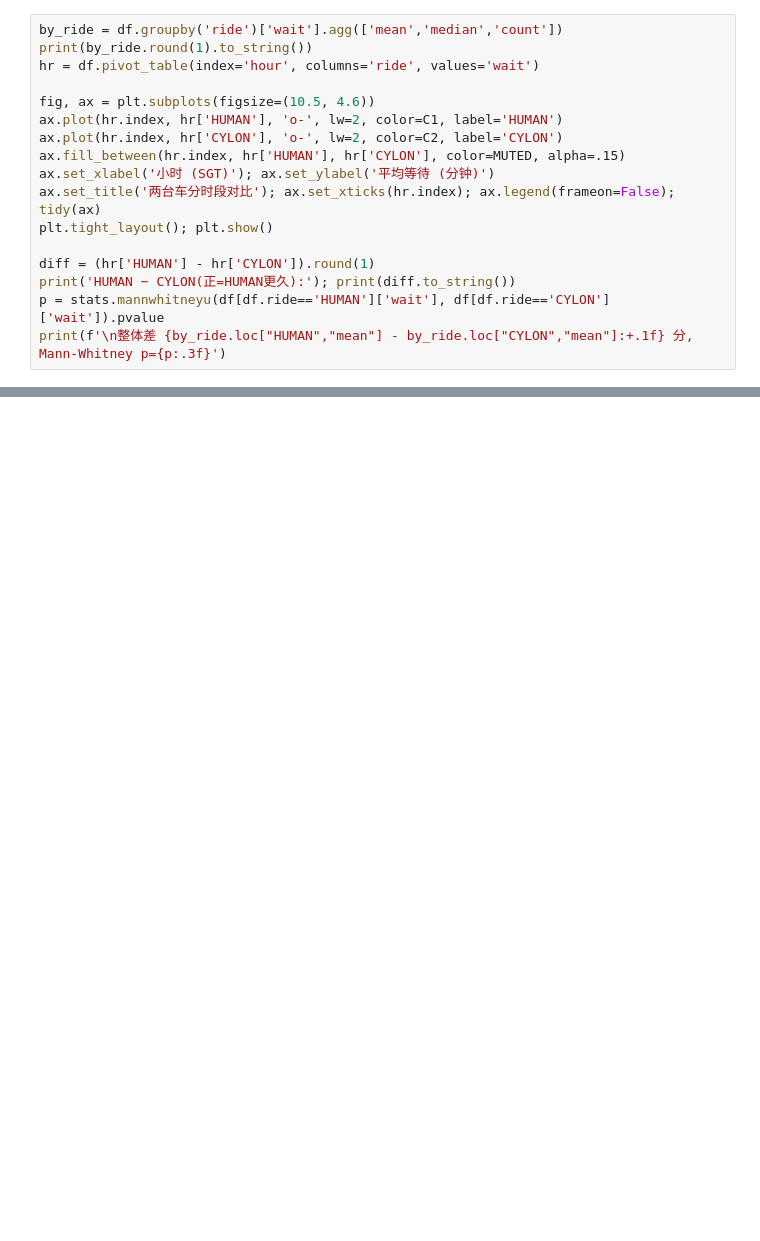
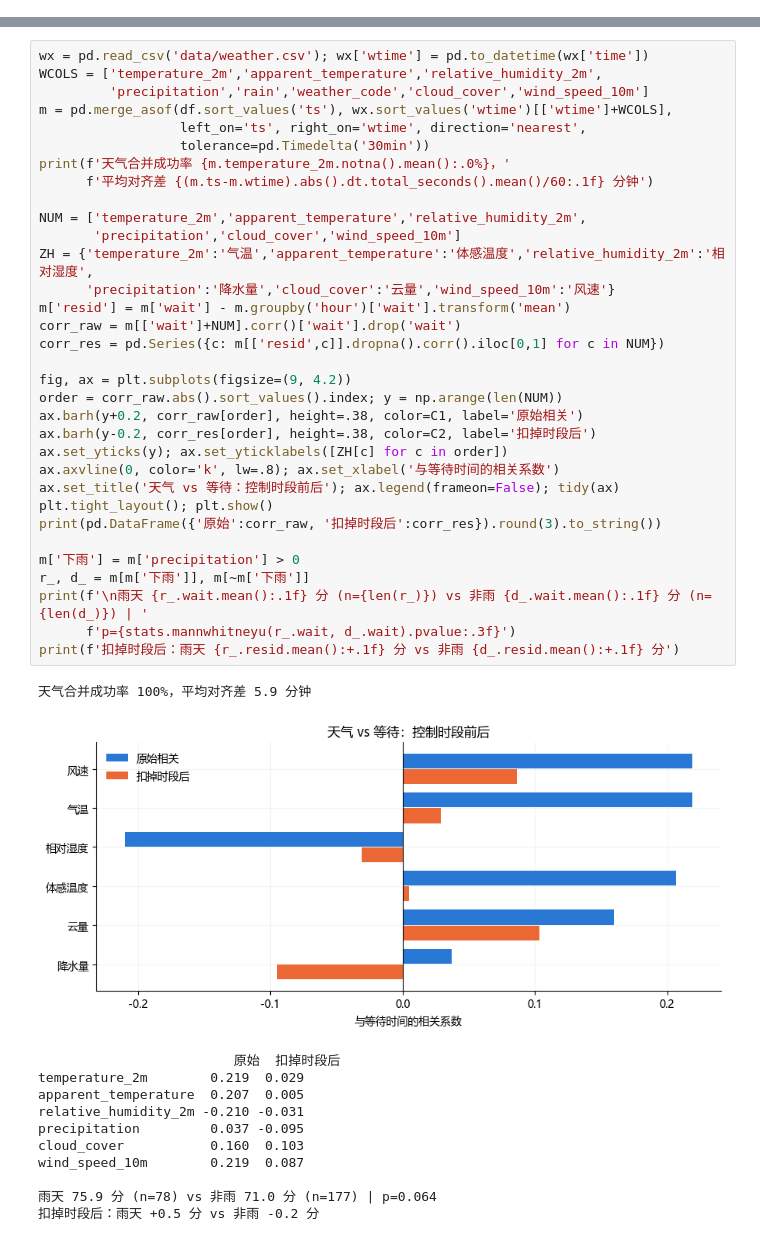
Before and after one commit to huiminli1998/uss-wait-times, a Jupyter notebook: analysis/analysis.ipynb, the cells around one changed output, grey strips where cells are left out. Cells and saved outputs as stored; diff of their text form; blank space fills up the shorter version.

```diff
--- a/analysis/analysis.ipynb
+++ b/analysis/analysis.ipynb
@@ -188,17 +0,0 @@ HUMAN 和 CYLON 共用入口、几乎同时发车，一般被当作等价选择
-# %%
-by_ride = df.groupby('ride')['wait'].agg(['mean','median','count'])
-print(by_ride.round(1).to_string())
-hr = df.pivot_table(index='hour', columns='ride', values='wait')
-
-fig, ax = plt.subplots(figsize=(10.5, 4.6))
-ax.plot(hr.index, hr['HUMAN'], 'o-', lw=2, color=C1, label='HUMAN')
-ax.plot(hr.index, hr['CYLON'], 'o-', lw=2, color=C2, label='CYLON')
-ax.fill_between(hr.index, hr['HUMAN'], hr['CYLON'], color=MUTED, alpha=.15)
-ax.set_xlabel('小时 (SGT)'); ax.set_ylabel('平均等待 (分钟)')
-ax.set_title('两台车分时段对比'); ax.set_xticks(hr.index); ax.legend(frameon=False); tidy(ax)
-plt.tight_layout(); plt.show()
-
-diff = (hr['HUMAN'] - hr['CYLON']).round(1)
-print('HUMAN − CYLON(正=HUMAN更久):'); print(diff.to_string())
-p = stats.mannwhitneyu(df[df.ride=='HUMAN']['wait'], df[df.ride=='CYLON']['wait']).pvalue
-print(f'\n整体差 {by_ride.loc["HUMAN","mean"] - by_ride.loc["CYLON","mean"]:+.1f} 分, Mann-Whitney p={p:.3f}')
@@ -414,0 +187,46 @@ HUMAN 74.9 vs CYLON 70.2 分 -> 差 +4.7 分,基本等价
+# %%
+wx = pd.read_csv('data/weather.csv'); wx['wtime'] = pd.to_datetime(wx['time'])
+WCOLS = ['temperature_2m','apparent_temperature','relative_humidity_2m',
+         'precipitation','rain','weather_code','cloud_cover','wind_speed_10m']
+m = pd.merge_asof(df.sort_values('ts'), wx.sort_values('wtime')[['wtime']+WCOLS],
+                  left_on='ts', right_on='wtime', direction='nearest',
+                  tolerance=pd.Timedelta('30min'))
+print(f'天气合并成功率 {m.temperature_2m.notna().mean():.0%}，'
+      f'平均对齐差 {(m.ts-m.wtime).abs().dt.total_seconds().mean()/60:.1f} 分钟')
+
+NUM = ['temperature_2m','apparent_temperature','relative_humidity_2m',
+       'precipitation','cloud_cover','wind_speed_10m']
+ZH = {'temperature_2m':'气温','apparent_temperature':'体感温度','relative_humidity_2m':'相对湿度',
+      'precipitation':'降水量','cloud_cover':'云量','wind_speed_10m':'风速'}
+m['resid'] = m['wait'] - m.groupby('hour')['wait'].transform('mean')
+corr_raw = m[['wait']+NUM].corr()['wait'].drop('wait')
+corr_res = pd.Series({c: m[['resid',c]].dropna().corr().iloc[0,1] for c in NUM})
+
+fig, ax = plt.subplots(figsize=(9, 4.2))
+order = corr_raw.abs().sort_values().index; y = np.arange(len(NUM))
+ax.barh(y+0.2, corr_raw[order], height=.38, color=C1, label='原始相关')
+ax.barh(y-0.2, corr_res[order], height=.38, color=C2, label='扣掉时段后')
+ax.set_yticks(y); ax.set_yticklabels([ZH[c] for c in order])
+ax.axvline(0, color='k', lw=.8); ax.set_xlabel('与等待时间的相关系数')
+ax.set_title('天气 vs 等待：控制时段前后'); ax.legend(frameon=False); tidy(ax)
+plt.tight_layout(); plt.show()
+print(pd.DataFrame({'原始':corr_raw, '扣掉时段后':corr_res}).round(3).to_string())
+
+m['下雨'] = m['precipitation'] > 0
+r_, d_ = m[m['下雨']], m[~m['下雨']]
+print(f'\n雨天 {r_.wait.mean():.1f} 分 (n={len(r_)}) vs 非雨 {d_.wait.mean():.1f} 分 (n={len(d_)}) | '
+      f'p={stats.mannwhitneyu(r_.wait, d_.wait).pvalue:.3f}')
+print(f'扣掉时段后：雨天 {r_.resid.mean():+.1f} 分 vs 非雨 {d_.resid.mean():+.1f} 分')
+# %% [output]
+天气合并成功率 100%，平均对齐差 5.9 分钟
+[figure, added]
+                         原始  扣掉时段后
+temperature_2m        0.219  0.029
+apparent_temperature  0.207  0.005
+relative_humidity_2m -0.210 -0.031
+precipitation         0.037 -0.095
+cloud_cover           0.160  0.103
+wind_speed_10m        0.219  0.087
+
+雨天 75.9 分 (n=78) vs 非雨 71.0 分 (n=177) | p=0.064
+扣掉时段后：雨天 +0.5 分 vs 非雨 -0.2 分
```
Also changed, not shown: parts of 40 cells of this notebook.
